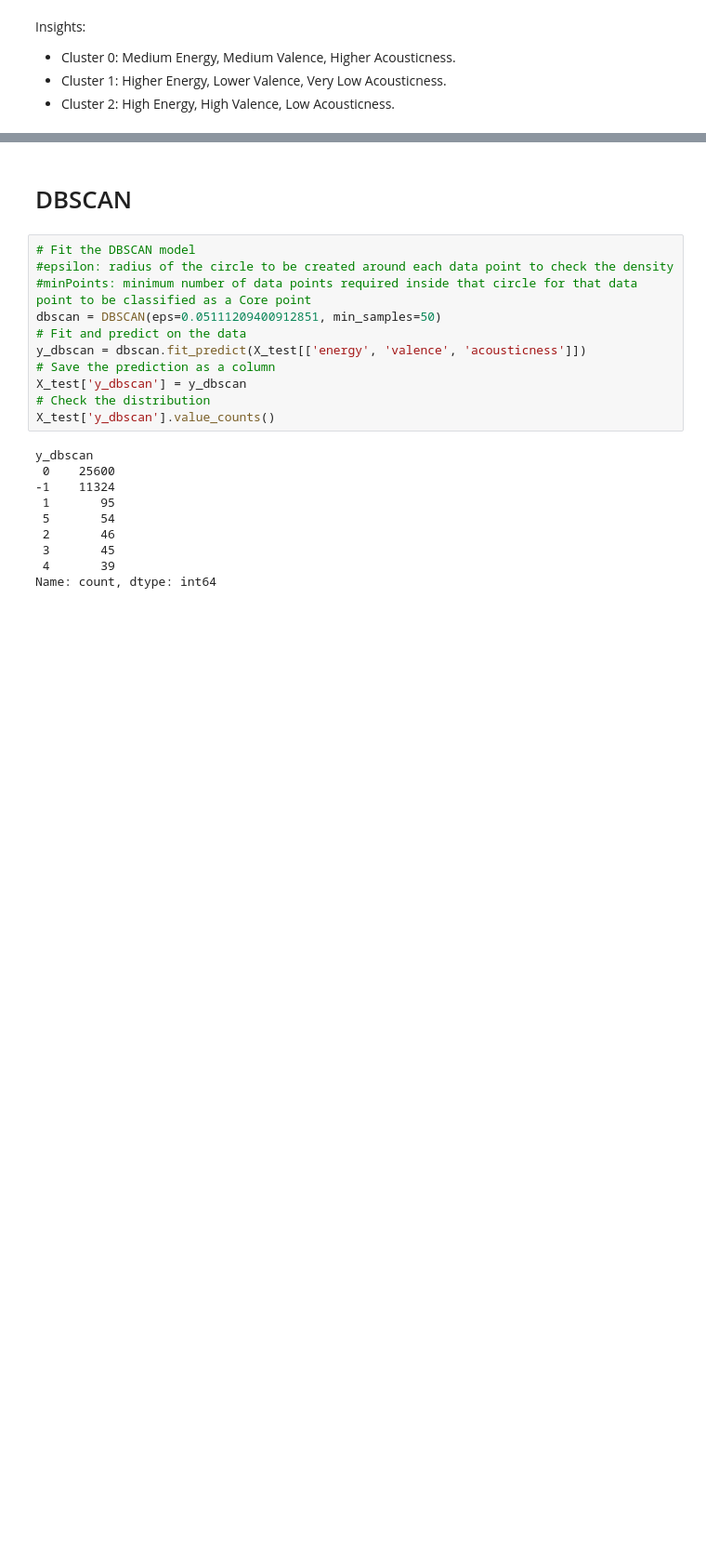
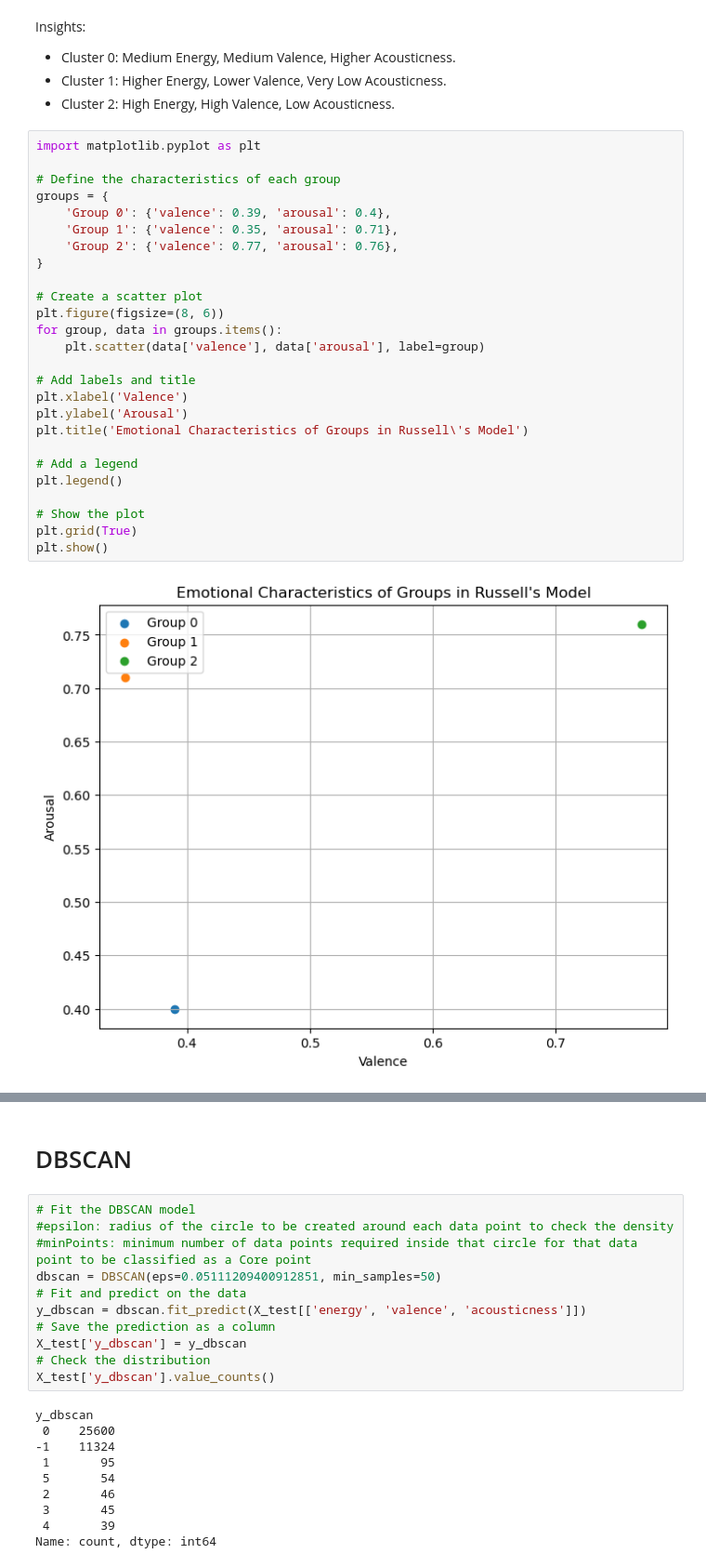
Before and after one commit to fishbrightwise/dap_artificial_dj, a Jupyter notebook: clustering.ipynb, the cells around one changed output, grey strips where cells are left out. Shown: that part at 93% size. Cells and saved outputs as stored; diff of their text form; blank space fills up the shorter version.

```diff
--- a/clustering.ipynb
+++ b/clustering.ipynb
@@ -221,3 +235,31 @@ Insights:
 - Cluster 0: Medium Energy, Medium Valence, Higher Acousticness.
 - Cluster 1: Higher Energy, Lower Valence, Very Low Acousticness.
 - Cluster 2: High Energy, High Valence, Low Acousticness.
+# %%
+import matplotlib.pyplot as plt
+
+# Define the characteristics of each group
+groups = {
+    'Group 0': {'valence': 0.39, 'arousal': 0.4},
+    'Group 1': {'valence': 0.35, 'arousal': 0.71},
+    'Group 2': {'valence': 0.77, 'arousal': 0.76},
+}
+
+# Create a scatter plot
+plt.figure(figsize=(8, 6))
+for group, data in groups.items():
+    plt.scatter(data['valence'], data['arousal'], label=group)
+
+# Add labels and title
+plt.xlabel('Valence')
+plt.ylabel('Arousal')
+plt.title('Emotional Characteristics of Groups in Russell\'s Model')
+
+# Add a legend
+plt.legend()
+
+# Show the plot
+plt.grid(True)
+plt.show()
+# %% [output]
+[figure, added]
```
Also changed, not shown: parts of 7 cells of this notebook.
